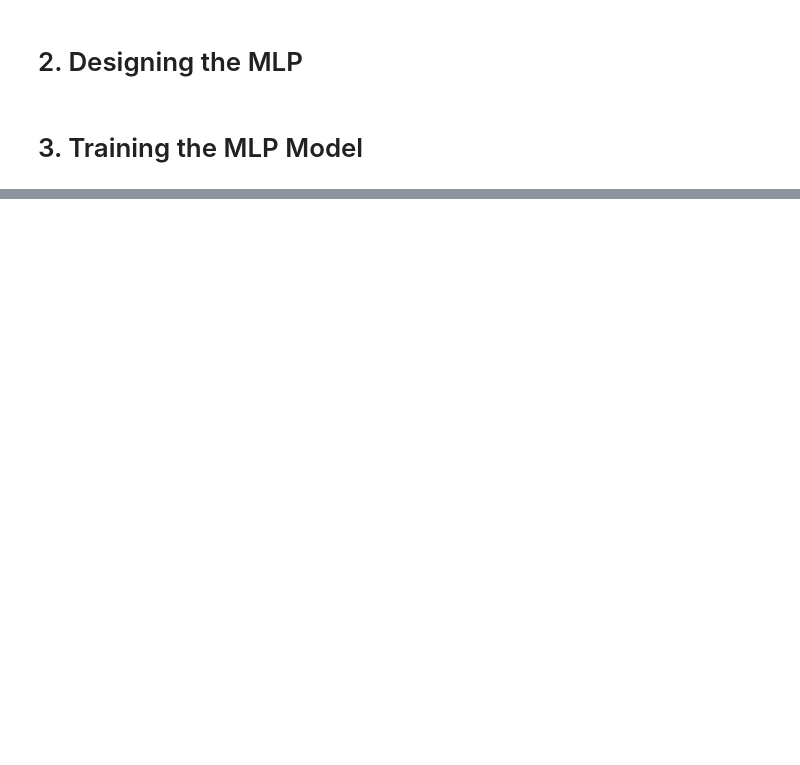
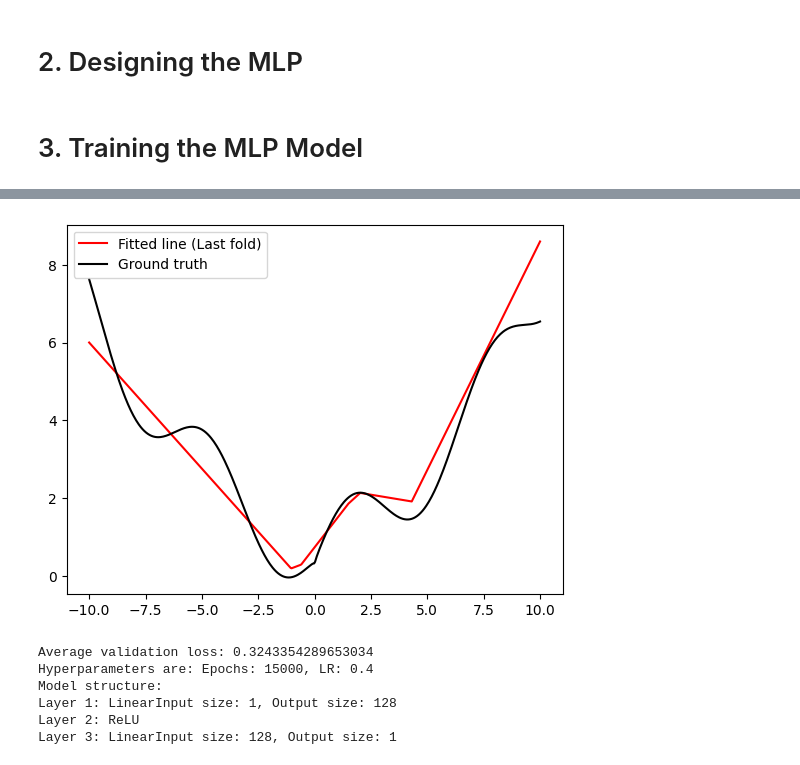
Before and after one commit to ziyuanLi-alex/sdm274, a Jupyter notebook: assgn05_MLP/nonlin_reg.ipynb, the cells around one changed output, grey strips where cells are left out. Cells and saved outputs as stored; diff of their text form; code cells hidden in the pictures; blank space fills up the shorter version.

Commit message:
completes the nonlinear regression using MLP.

```diff
--- a/assgn05_MLP/nonlin_reg.ipynb
+++ b/assgn05_MLP/nonlin_reg.ipynb
@@ -144,0 +308,28 @@ plt.show()
+# %%
+fitted = model_evaluation.inference(x.reshape(-1,1))
+# plt.scatter(X_train, y_train, label='Train data')
+# plt.scatter(X_test, y_test, label='Test data')
+plt.plot(x, fitted, label=f'Fitted line (Last fold)', color='red')
+plt.plot(x, complex_nonlin_func(x), label='Ground truth', color='black')
+plt.legend()
+plt.show()
+# %% [output]
+[figure, added]
+# %%
+avg_val_loss = np.mean(model_evaluation.validation_loss)
+print(f'Average validation loss: {avg_val_loss}')
+print(f'Hyperparameters are: Epochs: {epochs}, LR: {lr}')
+print("Model structure:")
+for i, layer in enumerate(eval_layers):
+    print(f"Layer {i + 1}: {layer.__class__.__name__}",end='')
+    if isinstance(layer, Linear):
+        print(f"Input size: {layer.input_size}, Output size: {layer.output_size}")
+    else:
+        print()
+# %% [output]
+Average validation loss: 0.3243354289653034
+Hyperparameters are: Epochs: 15000, LR: 0.4
+Model structure:
+Layer 1: LinearInput size: 1, Output size: 128
+Layer 2: ReLU
+Layer 3: LinearInput size: 128, Output size: 1
```
Also changed, not shown: parts of 9 cells of this notebook, 17 other files.
